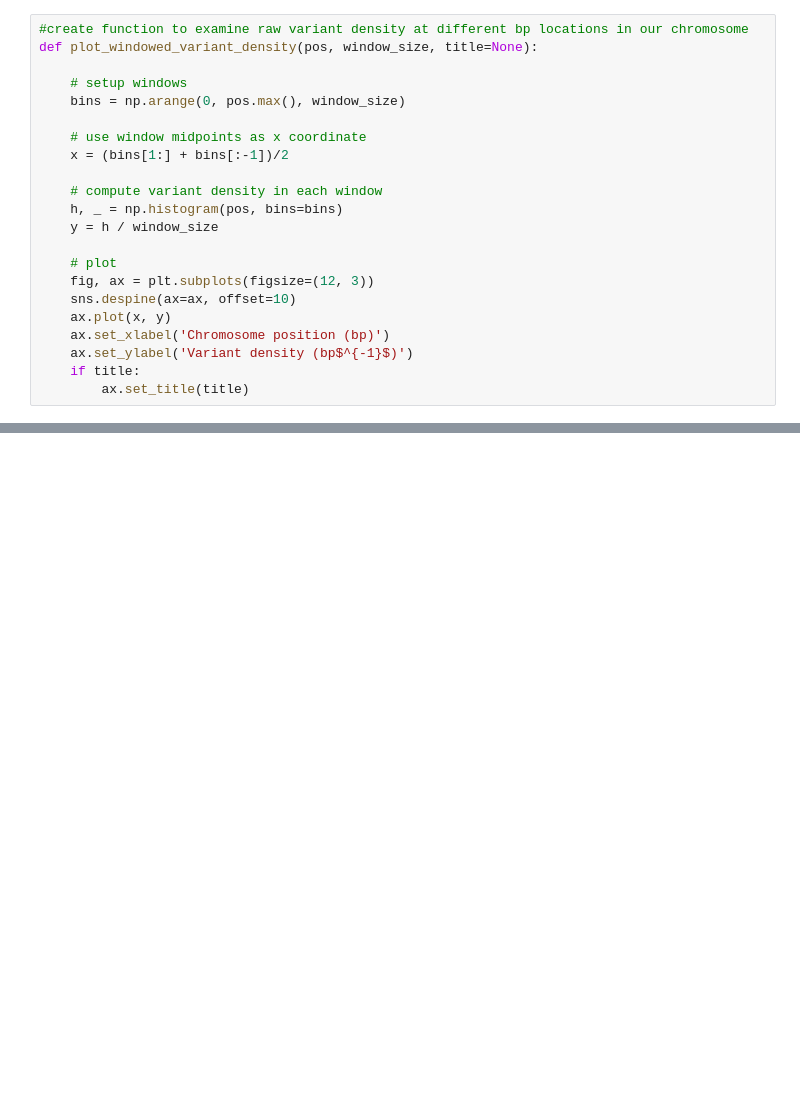
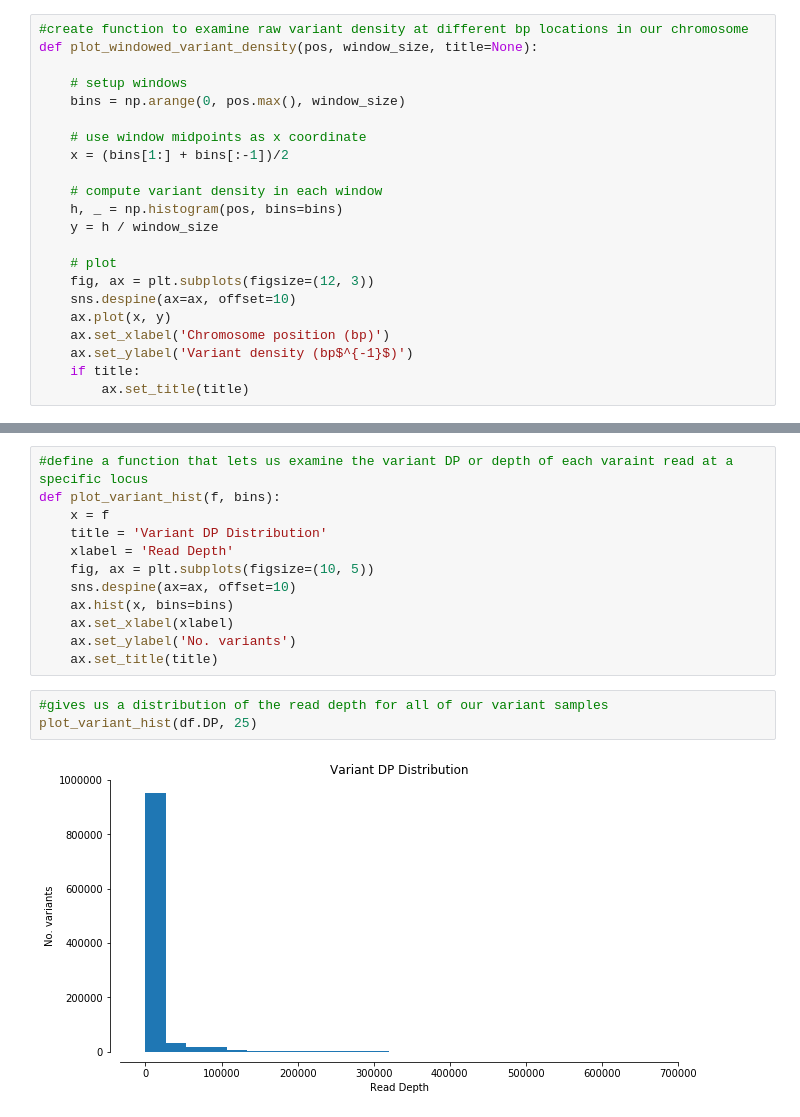
Before and after one commit to agaujean9/Genomics_Project, a Jupyter notebook: Genomics_Project_File .ipynb, the cells around one changed output, grey strips where cells are left out. Saved outputs shown, nothing was run; the diff lists cells and outputs as text; blank space fills up the shorter version.

```diff
--- a/Genomics_Project_File .ipynb
+++ b/Genomics_Project_File .ipynb
@@ -129,0 +141,17 @@ plot_windowed_variant_density(df.POS, window_size = 100000, title = 'Raw Variant
+# %%
+#define a function that lets us examine the variant DP or depth of each varaint read at a specific locus
+def plot_variant_hist(f, bins):
+    x = f
+    title = 'Variant DP Distribution'
+    xlabel = 'Read Depth'
+    fig, ax = plt.subplots(figsize=(10, 5))
+    sns.despine(ax=ax, offset=10)
+    ax.hist(x, bins=bins)
+    ax.set_xlabel(xlabel)
+    ax.set_ylabel('No. variants')
+    ax.set_title(title)
+# %%
+#gives us a distribution of the read depth for all of our variant samples
+plot_variant_hist(df.DP, 25)
+# %% [output]
+[figure, added]
```
Also changed, not shown: parts of 12 cells of this notebook, 2 other files.
